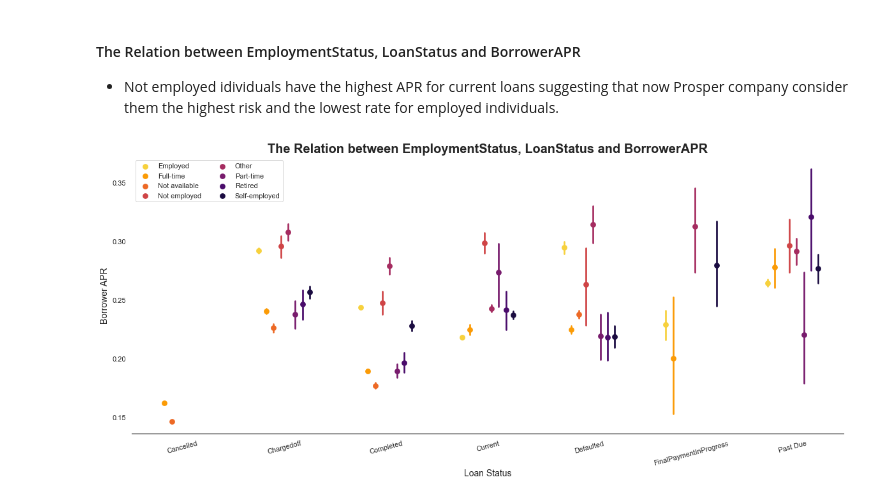
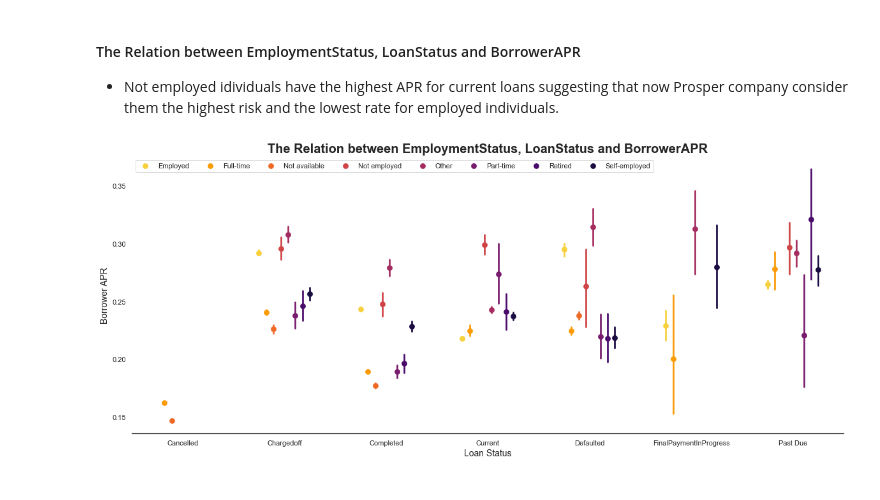
Before and after one commit to ahmed-gharib89/Communicate-Data-Findings, a Jupyter notebook: prosper_loan_slides.ipynb, the cells around one changed output. Drawn from its saved outputs; the diff is of its cells as text; code cells hidden in the pictures.

```diff
--- a/prosper_loan_slides.ipynb
+++ b/prosper_loan_slides.ipynb
@@ -169,20 +169,20 @@ plt.ylabel('Loan Status', fontdict=axis_font);
 
 - Not employed idividuals have the highest APR for current loans suggesting that now Prosper company consider them the highest risk and the lowest rate for employed individuals.
 # %%
-fig = plt.figure(figsize=(20, 8))
-ax = sns.pointplot(data=loan_clean,
-                   x='LoanStatus',
-                   y='BorrowerAPR',
-                   hue='EmploymentStatus',
-                   linestyles="",
-                   dodge=0.5,
-                   palette='inferno_r')
+# Plotting the relation between ProsperScore, BorrowerAPR and EmployementStatus
+fig, ax = plt.subplots(figsize=(20, 8))
+sns.pointplot(data=loan_clean,
+               x='LoanStatus',
+               y='BorrowerAPR',
+               hue='EmploymentStatus',
+               linestyles="",
+               dodge=0.5,
+               palette='inferno_r')
 sns.despine(left=True)
 plt.title('The Relation between EmploymentStatus, LoanStatus and BorrowerAPR', fontdict=title_font)
 plt.xlabel('Loan Status', fontdict=axis_font)
 plt.ylabel("Borrower APR", fontdict=axis_font)
-plt.xticks(rotation=15)
-plt.legend(ncol=2)
+plt.legend(loc=2, ncol=8, framealpha=0.7)
 plt.show();
 # %% [output]
-[figure, old version]
+[figure, new version]
```
Also changed, not shown: 2 other files.
